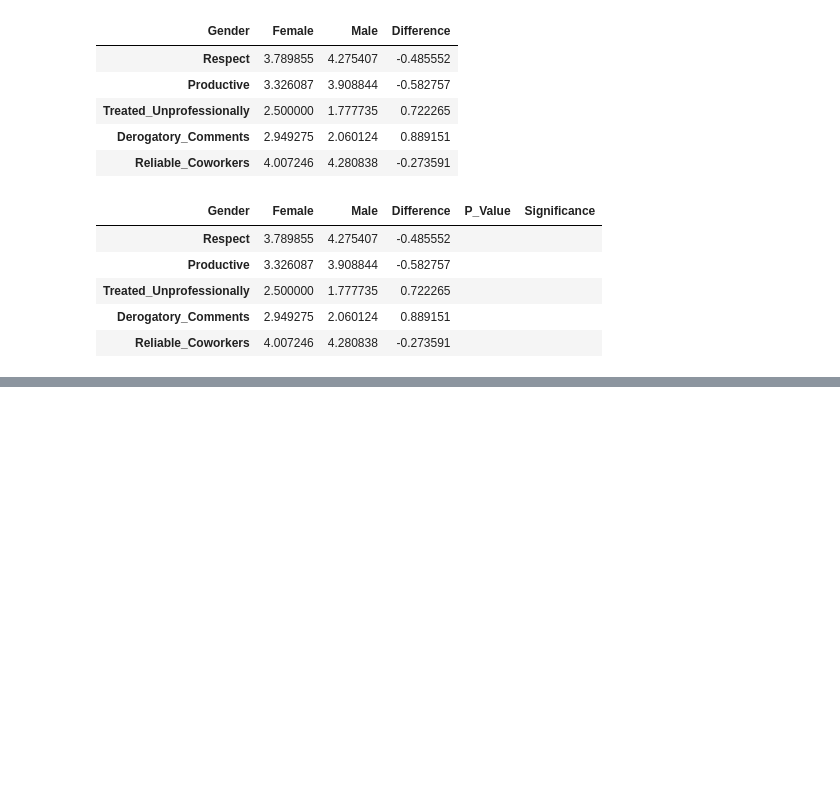
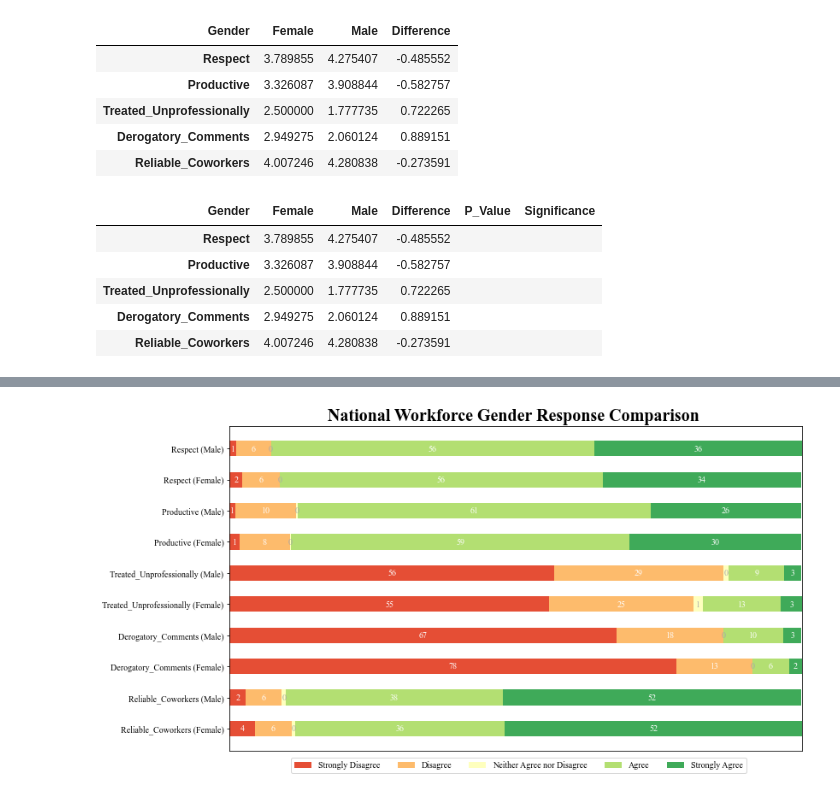
Before and after one commit to bara235/ce599, a Jupyter notebook: Project/Project.ipynb, the cells around one changed output, grey strips where cells are left out. Saved outputs shown, nothing was run; the diff lists cells and outputs as text; code cells hidden in the pictures; blank space fills up the shorter version.

```diff
--- a/Project/Project.ipynb
+++ b/Project/Project.ipynb
@@ -808,0 +1260,19 @@ data_culture
+# %%
+#Create a dataframe that alternates between male and female of the results of percentage of responses in each category
+#in the likert scale.
+results_data_GSS_gender_compare=pd.DataFrame([
+                                        results_data_GSS_male['Respect (Male)'],
+                                        results_data_GSS_female['Respect (Female)'],
+                                        results_data_GSS_male['Productive (Male)'],
+                                        results_data_GSS_female['Productive (Female)'],
+                                        results_data_GSS_male['Treated_Unprofessionally (Male)'],
+                                        results_data_GSS_female['Treated_Unprofessionally (Female)'],
+                                        results_data_GSS_male['Derogatory_Comments (Male)'],
+                                        results_data_GSS_female['Derogatory_Comments (Female)'],
+                                        results_data_GSS_male['Reliable_Coworkers (Male)'],
+                                        results_data_GSS_female['Reliable_Coworkers (Female)'],
+                                          ])
+
+#Change from dataframe to dictionary
+results_data_GSS_gender_compare=results_data_GSS_gender_compare.T.to_dict(orient='list')
+results_data_GSS_gender_compare
@@ -808,0 +1290,53 @@ data_culture
+# %%
+#Plot the results of Gender comparison in the GSS data
+#The following code was adopter from https://matplotlib.org/3.3.3/gallery/index.html and modified to work with my data
+import numpy as np
+import matplotlib.pyplot as plt
+
+
+category_names = ['Strongly Disagree', 'Disagree',
+                  'Neither Agree nor Disagree', 'Agree', 'Strongly Agree']
+
+results=results_data_GSS_gender_compare
+
+def survey(results, category_names):
+
+    labels = list(results.keys())
+    data = np.array(list(results.values()))
+    data_cum = data.cumsum(axis=1)
+    category_colors = plt.get_cmap('RdYlGn')(
+        np.linspace(0.15, 0.85, data.shape[1]))
+
+    fig, ax = plt.subplots(figsize=(12, 7))
+    ax.invert_yaxis()
+    ax.xaxis.set_visible(False)
+    ax.set_xlim(0, np.sum(data, axis=1).max())
+
+
+    for i, (colname, color) in enumerate(zip(category_names, category_colors)):
+        widths = data[:, i]
+        starts = data_cum[:, i] - widths
+        ax.barh(labels, widths, left=starts, height=0.5,
+                label=colname, color=color)
+        xcenters = starts + widths / 2
+
+        r, g, b, _ = color
+        text_color = 'white' if r * g * b < 0.5 else 'darkgrey'
+        for y, (x, c) in enumerate(zip(xcenters, widths)):
+            ax.text(x, y, str(int(c)), ha='center', va='center',
+                    color=text_color)
+    ax.legend(ncol=len(category_names), bbox_to_anchor=(0.1, -0.08),
+              loc='lower left', fontsize='medium')
+    plt.title("National Workforce Gender Response Comparison ",
+         fontsize=20,
+        color="black",fontweight="bold")
+    plt.rcParams["font.family"] = "Times New Roman"
+
+
+    return fig, ax
+
+
+survey(results, category_names)
+plt.show()
+# %% [output]
+[figure, added]
```
Also changed, not shown: parts of 94 cells of this notebook, 5 other files.
